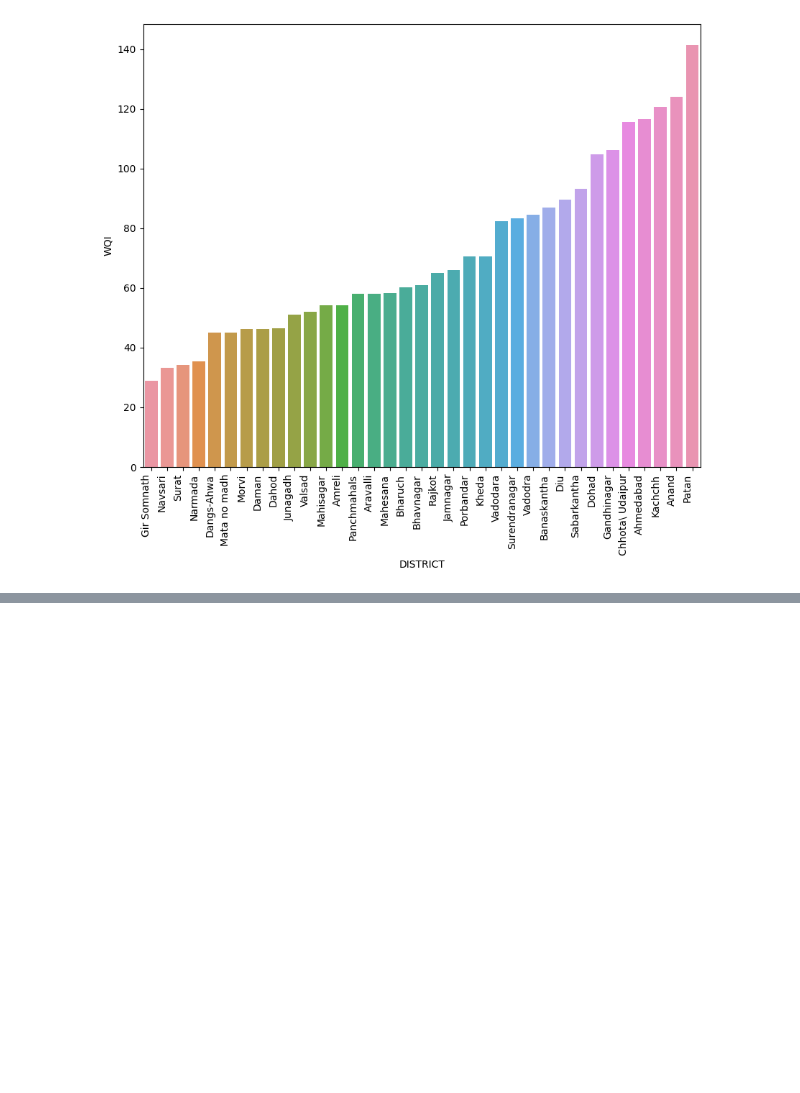
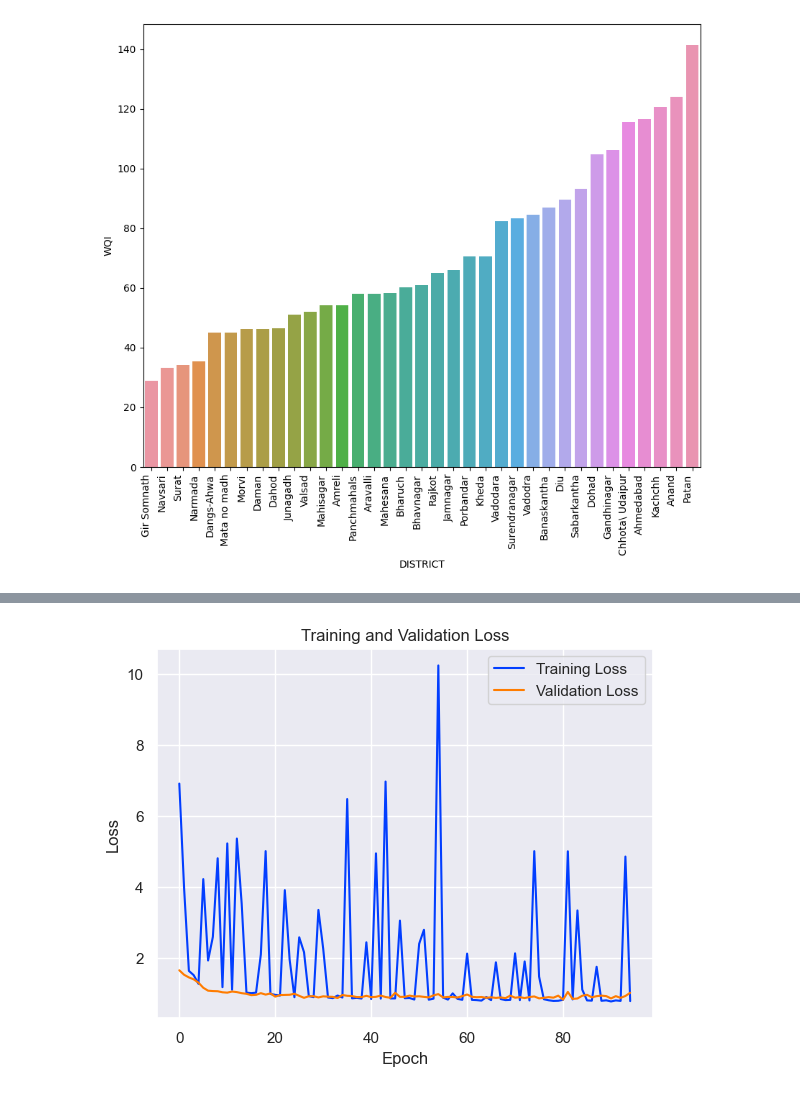
Before and after one commit to Ethan0456/Major-Project, a Jupyter notebook: code.ipynb, the cells around one changed output, grey strips where cells are left out. Saved outputs shown, nothing was run; the diff lists cells and outputs as text; code cells hidden in the pictures; blank space fills up the shorter version.

```diff
--- a/code.ipynb
+++ b/code.ipynb
@@ -1200,0 +1247,6 @@ plt.xticks(rotation=90, ha='right')
+# %%
+tuner = kt.RandomSearch(build_model,
+                        objective = 'val_accuracy',
+                        max_trials = 25,
+                        directory = 'mydir_wqi',
+                        project_name = 'ann')
@@ -1200,0 +1285,4 @@ plt.xticks(rotation=90, ha='right')
+# %%
+best_model = tuner.get_best_models(num_models = 1)[0]
+# %%
+history = best_model.fit(X_train, y_train, validation_data = (X_val, y_val), initial_epoch=5, epochs = 100)
@@ -1200,0 +1325,11 @@ plt.xticks(rotation=90, ha='right')
+# %%
+history=best_model.history.history
+plt.plot(history['loss'], label='Training Loss')
+plt.plot(history['val_loss'], label='Validation Loss')
+plt.title('Training and Validation Loss')
+plt.xlabel('Epoch')
+plt.ylabel('Loss')
+plt.legend()
+plt.show()
+# %% [output]
+[figure, added]
```
Also changed, not shown: parts of 15 cells of this notebook.
